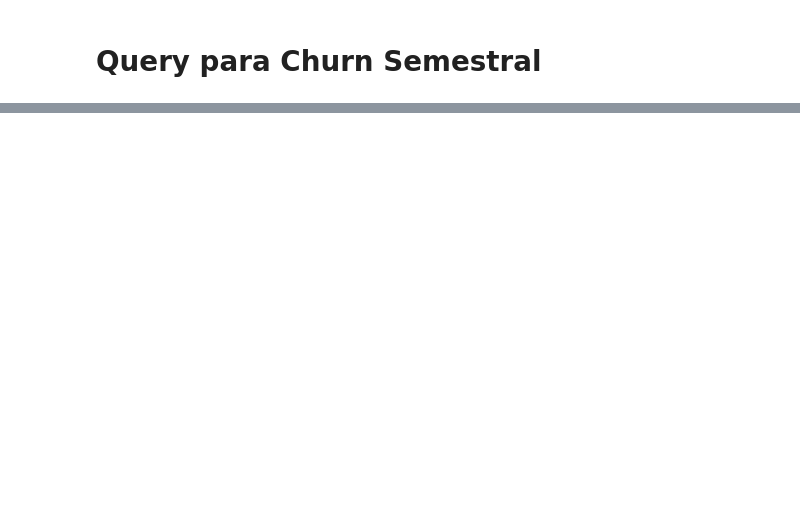
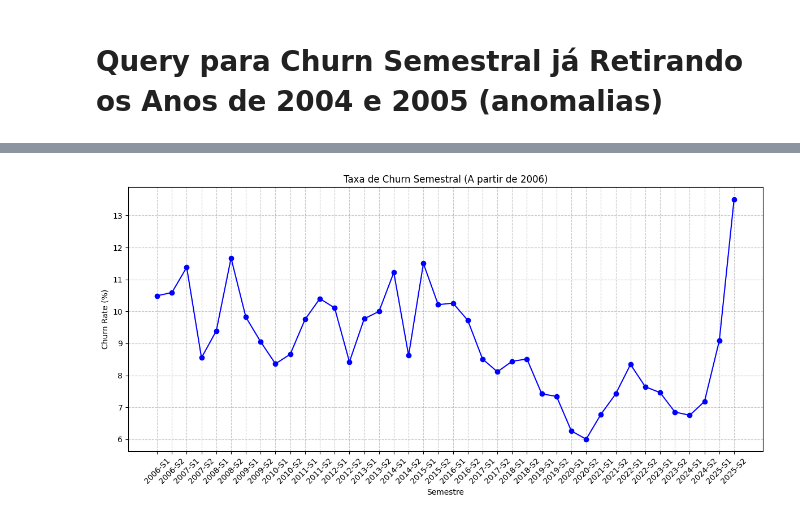
Before and after one commit to fabiopimentel21/customer-retention-analytics, a Jupyter notebook: analise-chunr-clientes/churn-clientes-semestral.ipynb, the cells around one changed output, grey strips where cells are left out. Saved outputs shown, nothing was run; the diff lists cells and outputs as text; code cells hidden in the pictures; blank space fills up the shorter version.

```diff
--- a/analise-chunr-clientes/churn-clientes-semestral.ipynb
+++ b/analise-chunr-clientes/churn-clientes-semestral.ipynb
@@ -1,5 +1,5 @@
 # %% [markdown]
-# Query para Churn Semestral
+# Query para Churn Semestral já Retirando os Anos de 2004 e 2005 (anomalias)
 # %%
 import os
 import pandas as pd
@@ -7,44 +7,21 @@ import urllib.parse
 from dotenv import load_dotenv
 from sqlalchemy import create_engine, text
 import matplotlib.pyplot as plt
-# 1. Carregar variáveis de ambiente (DEVE vir primeiro)
+
+# 1. Carregar variáveis de ambiente
 load_dotenv()
 
-# 2. Configuração das credenciais
+# 2. Configuração das credenciais com tratamento de caracteres especiais
 user     = os.getenv("PROD_POSTGRES_USERNAME")
 password = urllib.parse.quote_plus(os.getenv("PROD_POSTGRES_PASSWORD"))
 host     = os.getenv("PROD_POSTGRES_HOST")
 database = os.getenv("PROD_POSTGRES_DATABASE")
-port     = os.getenv("POSTGRES_PORT", "5432")
+port     = os.getenv("POST_PORT", "5432")
 
 conn_url = f"postgresql://{user}:{password}@{host}:{port}/{database}"
 engine = create_engine(conn_url)
 
-try:
-    with engine.connect() as conn:
-        df_churn_semestral = pd.read_sql(text(sql_query), conn)
-
-    print("✅ Sucesso! Os dados foram carregados em 'semestral'.")
-    print(df_churn_anual.head())
-
-except Exception as e:
-    print(f" Erro ao executar consulta: {e}")
-
-# 1. Carregar variáveis de ambiente do arquivo .env
-load_dotenv()
-
-# 2. Configuração das credenciais com tratamento para caracteres especiais (como o '@')
-# Mude apenas esta parte do código anterior:
-user     = os.getenv("PROD_POSTGRES_USERNAME")
-password = urllib.parse.quote_plus(os.getenv("PROD_POSTGRES_PASSWORD"))
-host     = os.getenv("PROD_POSTGRES_HOST")
-database = os.getenv("PROD_POSTGRES_DATABASE")
-port     = os.getenv("POSTGRES_PORT", "5432") # A porta costuma ser a mesma
-# 3. Construção da URL de conexão e criação do Engine
-conn_url = f"postgresql://{user}:{password}@{host}:{port}/{database}"
-engine = create_engine(conn_url)
-
-# 4. Definição da sua Query SQL de Churn Anual
+# 3. Definição da Query SQL de Churn Semestral (Início em 2006)
 sql_query = """
 with base_contratos as (
     select
@@ -82,13 +59,8 @@ churn_por_cliente as (
 ),
 
 data_minima as (
-    -- Arredonda para o início do semestre (Janeiro ou Julho)
-    select
-        case
-            when extract(month from min(data_inicio)) <= 6 then date_trunc('year', min(data_inicio))
-            else date_trunc('year', min(data_inicio)) + interval '6 months'
-        end as inicio_historico
-    from base_contratos
+    -- Alterado para iniciar a análise em 2006, descartando 2004 e 2005
+    select '2006-01-01'::date as inicio_historico
 ),
 
 churn_semestral as (
@@ -127,7 +99,6 @@ select
         when cas.total_clientes_inicio = 0 then 0
         else ROUND((coalesce(cs.clientes_churn, 0)::numeric / cas.total_clientes_inicio::numeric) * 100, 2)
     end as churn_rate_semestral_percentual,
-    -- Meta de 2%/mês = 12% no semestre
     case
         when (coalesce(cs.clientes_churn, 0)::numeric / nullif(cas.total_clientes_inicio,0)::numeric) * 100 > 12 then 'CRÍTICO (>12%)'
         when (coalesce(cs.clientes_churn, 0)::numeric / nullif(cas.total_clientes_inicio,0)::numeric) * 100 > 9 then 'ALERTA'
@@ -139,14 +110,27 @@ where cas.total_clientes_inicio > 0
 order by cas.semestre;
 """
 
-# 5. Execução e salvamento no DataFrame df_churn_anual
+# 4. Execução da consulta
 try:
-    df_churn_semestral = pd.read_sql(sql_query, engine)
-    print(" Sucesso! Os dados foram carregados em 'df_churn_semestral'.")
+    with engine.connect() as conn:
+        df_churn_semestral = pd.read_sql(text(sql_query), conn)
 
-    # Exibir as primeiras linhas para conferência
-    print(df_churn_semestral.head())
+    print("✅ Sucesso! Os dados foram carregados em 'df_churn_semestral'.")
+    print("-" * 30)
+    print(df_churn_semestral.head(10)) # Exibe os primeiros 10 semestres (começando em 2006)
+    print("-" * 30)
+
+    # 5. Visualização Básica
+    plt.figure(figsize=(12, 6))
+    plt.plot(df_churn_semestral['periodo_semestral'], df_churn_semestral['churn_rate_semestral_percentual'], marker='o', linestyle='-', color='b')
+    plt.title('Taxa de Churn Semestral (A partir de 2006)')
+    plt.xlabel('Semestre')
+    plt.ylabel('Churn Rate (%)')
+    plt.xticks(rotation=45)
+    plt.grid(True, linestyle='--', alpha=0.7)
+    plt.tight_layout()
+    plt.show()
 
 except Exception as e:
-    print(f" Erro ao executar consulta: {e}")
+    print(f"❌ Erro ao executar consulta: {e}")
 # %% [output]
@@ -156,3 +154,4 @@ except Exception as e:
+[figure, added]
 # %%
 df_churn_semestral
 # %% [output]
```
Also changed, not shown: parts of 8 cells of this notebook.
